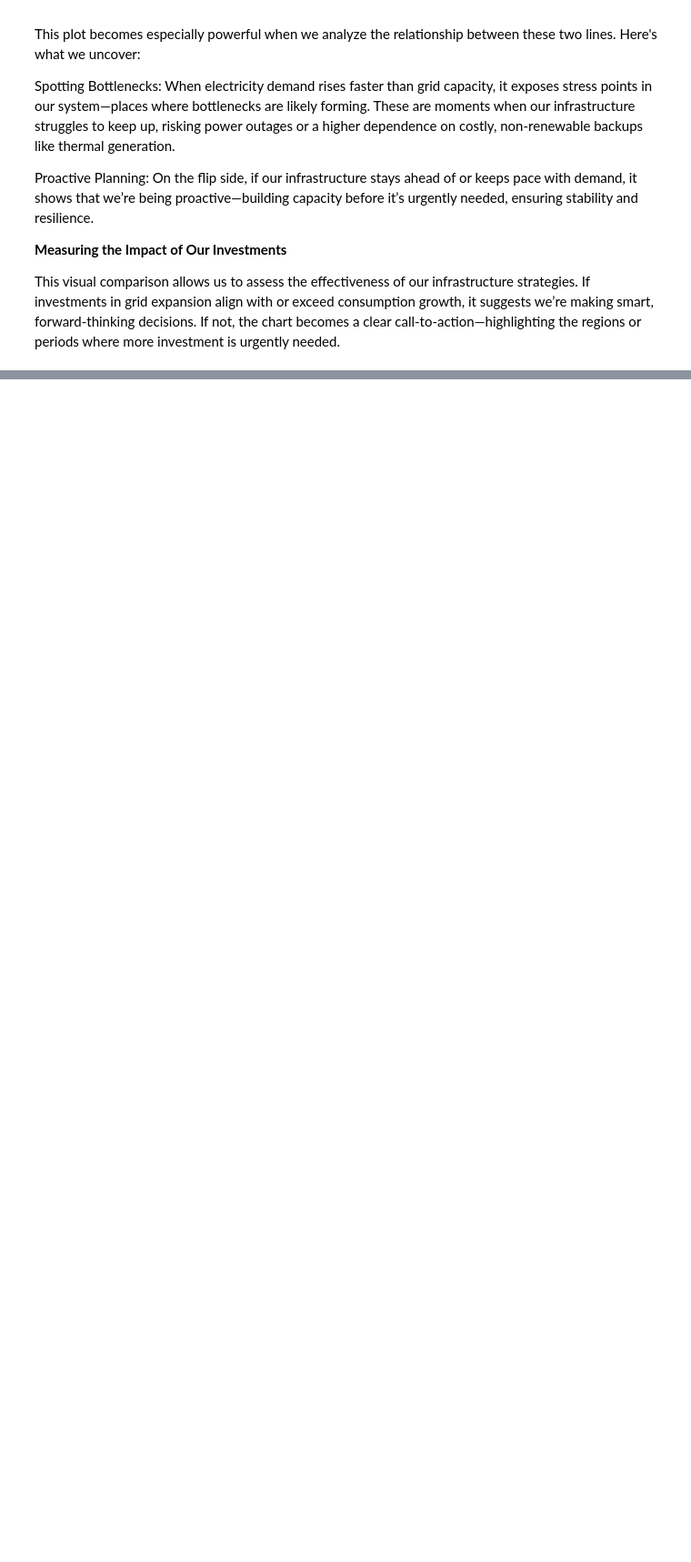
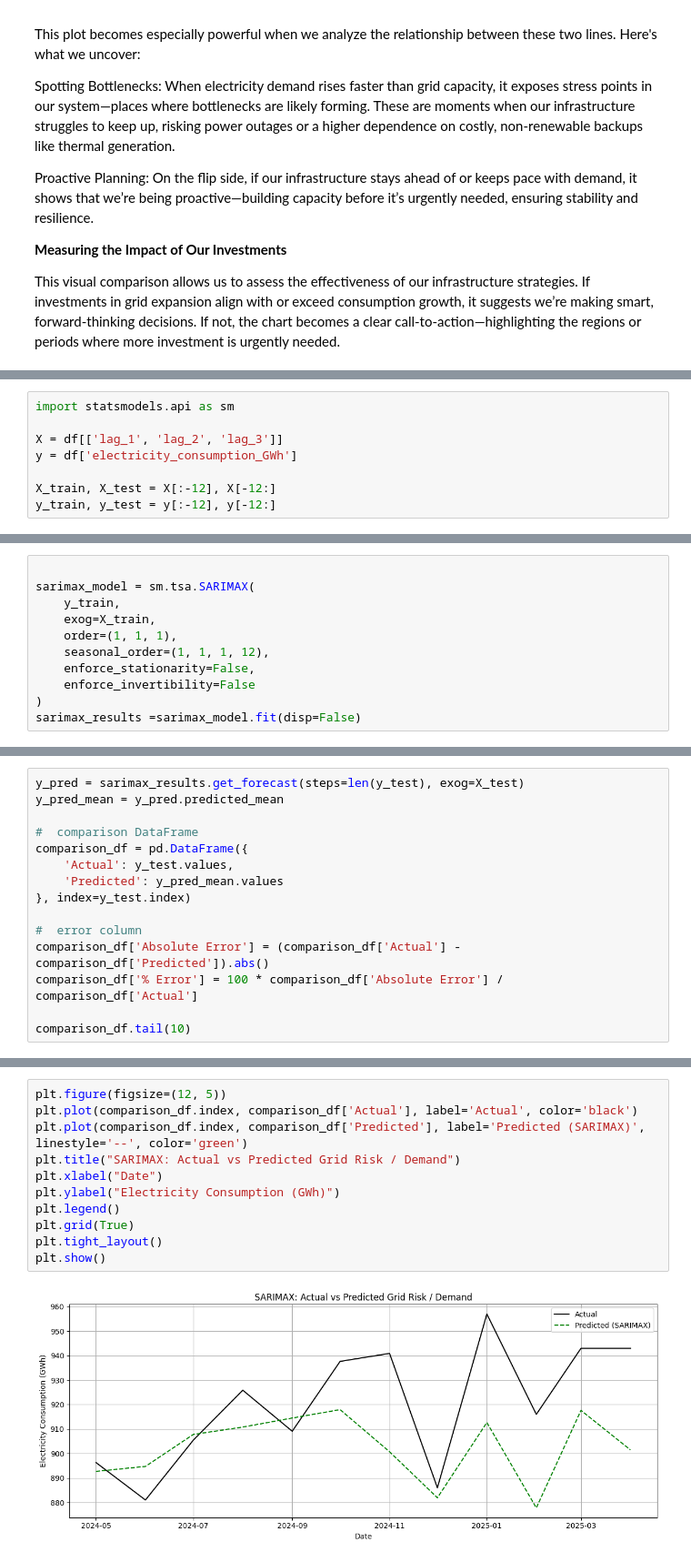
Before and after one commit to CarolN90/Renewable-Energy-Forecasting, a Jupyter notebook: Capstone_phase5.ipynb, the cells around one changed output, grey strips where cells are left out. Shown at 91% size. Saved outputs shown, nothing was run; the diff lists cells and outputs as text; blank space fills up the shorter version.

```diff
--- a/Capstone_phase5.ipynb
+++ b/Capstone_phase5.ipynb
@@ -722,0 +910,8 @@ This visual comparison allows us to assess the effectiveness of our infrastructu
+# %%
+import statsmodels.api as sm
+
+X = df[['lag_1', 'lag_2', 'lag_3']]
+y = df['electricity_consumption_GWh']
+
+X_train, X_test = X[:-12], X[-12:]
+y_train, y_test = y[:-12], y[-12:]
@@ -722,0 +920,11 @@ This visual comparison allows us to assess the effectiveness of our infrastructu
+# %%
+
+sarimax_model = sm.tsa.SARIMAX(
+    y_train,
+    exog=X_train,
+    order=(1, 1, 1),
+    seasonal_order=(1, 1, 1, 12),
+    enforce_stationarity=False,
+    enforce_invertibility=False
+)
+sarimax_results =sarimax_model.fit(disp=False)
@@ -722,0 +933,15 @@ This visual comparison allows us to assess the effectiveness of our infrastructu
+# %%
+y_pred = sarimax_results.get_forecast(steps=len(y_test), exog=X_test)
+y_pred_mean = y_pred.predicted_mean
+
+#  comparison DataFrame
+comparison_df = pd.DataFrame({
+    'Actual': y_test.values,
+    'Predicted': y_pred_mean.values
+}, index=y_test.index)
+
+#  error column
+comparison_df['Absolute Error'] = (comparison_df['Actual'] - comparison_df['Predicted']).abs()
+comparison_df['% Error'] = 100 * comparison_df['Absolute Error'] / comparison_df['Actual']
+
+comparison_df.tail(10)
@@ -722,0 +963,13 @@ This visual comparison allows us to assess the effectiveness of our infrastructu
+# %%
+plt.figure(figsize=(12, 5))
+plt.plot(comparison_df.index, comparison_df['Actual'], label='Actual', color='black')
+plt.plot(comparison_df.index, comparison_df['Predicted'], label='Predicted (SARIMAX)', linestyle='--', color='green')
+plt.title("SARIMAX: Actual vs Predicted Grid Risk / Demand")
+plt.xlabel("Date")
+plt.ylabel("Electricity Consumption (GWh)")
+plt.legend()
+plt.grid(True)
+plt.tight_layout()
+plt.show()
+# %% [output]
+[figure, added]
```
Also changed, not shown: parts of 59 cells of this notebook, 3 other files.
